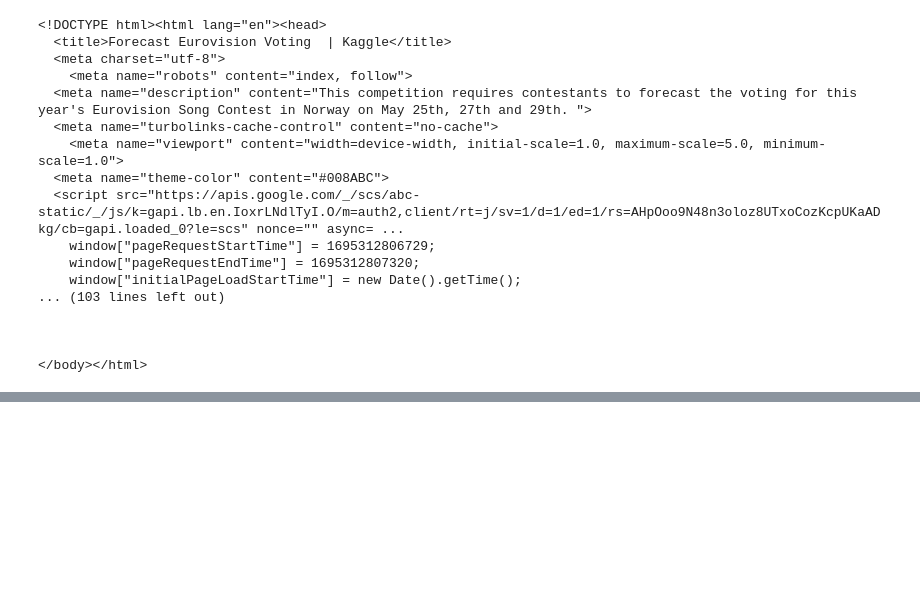
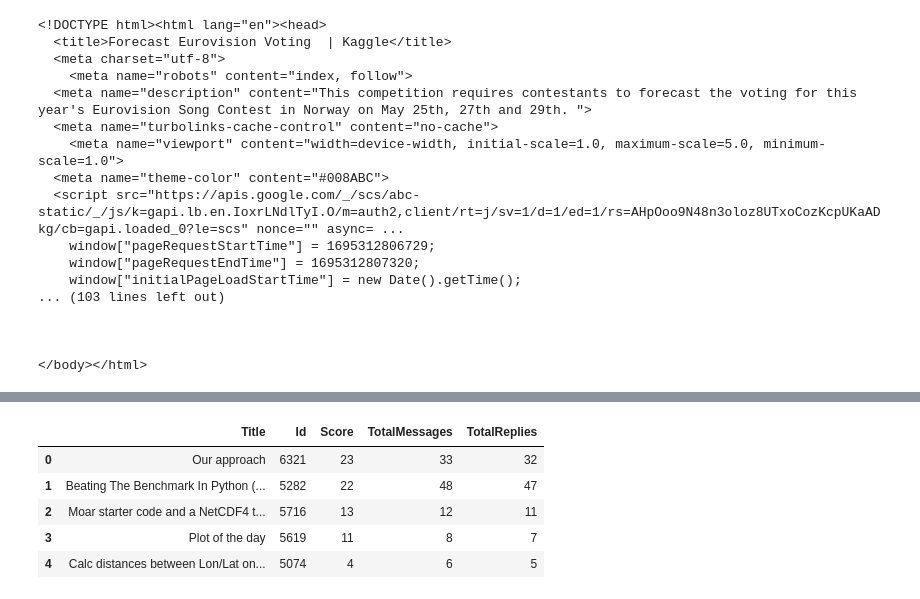
Before and after one commit to Romathonat/KaggleMateAI, a Jupyter notebook: poc.ipynb, the cells around one changed output, grey strips where cells are left out. Saved outputs shown, nothing was run; the diff lists cells and outputs as text; code cells hidden in the pictures; blank space fills up the shorter version.

```diff
--- a/poc.ipynb
+++ b/poc.ipynb
@@ -174,0 +191,39 @@ llm.predict(prompt.format(competition_text=soup.get_text()))
+# %%
+def check_solution(topic):
+    is_solution = False
+    to_exclude = ["?", "submit", "why", "what", "resolution", "benchmark"]
+    if "solution" in topic.lower():
+        is_solution = True
+        for exc in to_exclude:
+            if exc in topic.lower():
+                is_solution = False
+    to_include = ["2nd place code", '"dance with ensemble" sharing']
+    for inc in to_include:
+        if inc in topic.lower():
+            is_solution = True
+    return is_solution
+
+def check_solution_llm(topic_title, comp_subject):
+    prompt = PromptTemplate.from_template("""Here is the title of a discussion of a kaggle whose subject is {subject}.
+                                          Tell me, from the title, if this discussion is going to be an explanation of a solution, or not.
+                                          Output only 0 or 1
+                                          {title}
+                                          """)
+    return chat_model.predict(prompt.format(subject=comp_subject, title=topic_title))
+
+def get_discussion_results(forum_id, n):
+    results_df = forums_df[forums_df["ForumId"]==forum_id]
+    results_df["is_solution"] = results_df["Title"].apply(lambda x: check_solution(str(x)))
+    results_df = results_df[results_df["is_solution"] == 1]
+    results_df = results_df.sort_values(by=["Score","TotalMessages"], ascending=False).head(n).reset_index(drop=True)
+    return results_df[["Title", "Id", "Score", "TotalMessages", "TotalReplies"]]
+# %%
+comp_id = 5603
+id_forum_comp = comp_df.iloc[comp_id]["ForumId"]
+comp_slug = comp_df.iloc[comp_id]["Slug"]
+
+discussions_df = get_discussion_results(id_forum_comp, 5)
+best_forum = discussions_df.iloc[0]["Id"]
+
+url = f"https://www.kaggle.com/c/{comp_slug}/discussion/{best_forum}"
+url
@@ -174,0 +237,9 @@ llm.predict(prompt.format(competition_text=soup.get_text()))
+# %%
+discussions_df
+# %% [output]
+|  | Title | Id | Score | TotalMessages | TotalReplies |
+| 0 | Our approach | 6321 | 23 | 33 | 32 |
+| 1 | Beating The Benchmark In Python (... | 5282 | 22 | 48 | 47 |
+| 2 | Moar starter code and a NetCDF4 t... | 5716 | 13 | 12 | 11 |
+| 3 | Plot of the day | 5619 | 11 | 8 | 7 |
+| 4 | Calc distances between Lon/Lat on... | 5074 | 4 | 6 | 5 |
```
Also changed, not shown: parts of 18 cells of this notebook.
